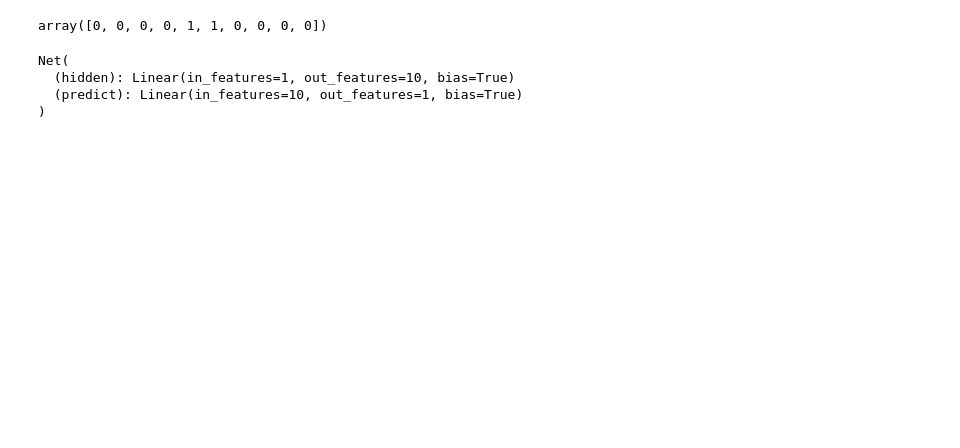
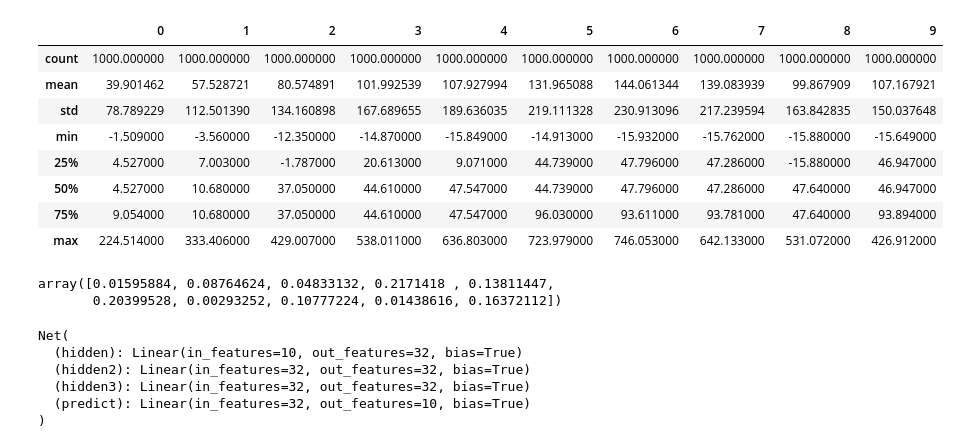
Before and after one commit to Aphoh/temp_tc, a Jupyter notebook: net_training.ipynb, the cells around one changed output. Saved outputs shown, nothing was run; the diff lists cells and outputs as text; code cells hidden in the pictures; blank space fills up the shorter version.

```diff
--- a/net_training.ipynb
+++ b/net_training.ipynb
@@ -183,25 +181,49 @@ bob = CurtailAndShiftPerson(baseline_energy_df=a)
 # %%
 output_data = []
 
-square_waves = np.array([[0,0,0,0,0,0,0,0,1,0],
-                        [0,0,0,0,0,0,0,0,1,0],
-                        [1,0,0,0,0,0,0,0,0,0],
-                        [1,0,0,0,0,0,0,0,0,0],
-                        [0,1,0,0,0,0,0,0,0,0],
-                        [0,1,0,0,0,0,0,0,0,0],
-                        [0,0,1,0,0,0,0,0,0,1],
-                        [0,0,1,0,0,0,0,0,0,1],
-                        [0,0,0,1,0,0,0,0,0,0],
-                        [0,0,0,1,0,0,0,0,0,0]])
+# square_waves = np.array([[0,0,0,0,0,0,0,0,1,0],
+#                         [0,0,0,0,0,0,0,0,1,0],
+#                         [1,0,0,0,0,0,0,0,0,0],
+#                         [1,0,0,0,0,0,0,0,0,0],
+#                         [0,1,0,0,0,0,0,0,0,0],
+#                         [0,1,0,0,0,0,0,0,0,0],
+#                         [0,0,1,0,0,0,0,0,0,1],
+#                         [0,0,1,0,0,0,0,0,0,1],
+#                         [0,0,0,1,0,0,0,0,0,0],
+#                         [0,0,0,1,0,0,0,0,0,0]])
+train_size = 1000
+square_waves = np.random.uniform(size=[train_size, 10])
+square_waves /= np.sum(square_waves, axis=-1, keepdims=True)
+val_size = 256
+validation_waves = np.random.uniform(size=[256, 10])
+validation_waves = validation_waves  / np.sum(validation_waves, axis=-1, keepdims=True)
+validation_data = []
 
-
-for day in range(square_waves.shape[1]):
-    output_data.append(bob.get_response(square_waves[:, day]))
+for day in range(square_waves.shape[0]):
+    output_data.append(bob.get_response(square_waves[day]))
+for day in range(validation_waves.shape[0]):
+    validation_data.append(bob.get_response(validation_waves[day]))
 
 output_data=np.array(output_data)
+validation_data = np.array(validation_data)
+# %%
+import pandas as pd
+pd.DataFrame(output_data).describe()
+# %% [output]
+|  | 0 | 1 | 2 | 3 | 4 | 5 | 6 | 7 | 8 | 9 |
+| count | 1000.000000 | 1000.000000 | 1000.000000 | 1000.000000 | 1000.000000 | 1000.000000 | 1000.000000 | 1000.000000 | 1000.000000 | 1000.000000 |
+| mean | 39.901462 | 57.528721 | 80.574891 | 101.992539 | 107.927994 | 131.965088 | 144.061344 | 139.083939 | 99.867909 | 107.167921 |
+| std | 78.789229 | 112.501390 | 134.160898 | 167.689655 | 189.636035 | 219.111328 | 230.913096 | 217.239594 | 163.842835 | 150.037648 |
+| min | -1.509000 | -3.560000 | -12.350000 | -14.870000 | -15.849000 | -14.913000 | -15.932000 | -15.762000 | -15.880000 | -15.649000 |
+| 25% | 4.527000 | 7.003000 | -1.787000 | 20.613000 | 9.071000 | 44.739000 | 47.796000 | 47.286000 | -15.880000 | 46.947000 |
+| 50% | 4.527000 | 10.680000 | 37.050000 | 44.610000 | 47.547000 | 44.739000 | 47.796000 | 47.286000 | 47.640000 | 46.947000 |
+| 75% | 9.054000 | 10.680000 | 37.050000 | 44.610000 | 47.547000 | 96.030000 | 93.611000 | 93.781000 | 47.640000 | 93.894000 |
+| max | 224.514000 | 333.406000 | 429.007000 | 538.011000 | 636.803000 | 723.979000 | 746.053000 | 642.133000 | 531.072000 | 426.912000 |
 # %%
 square_waves[:, 1]
+validation_waves[1]
 # %% [output]
-array([0, 0, 0, 0, 1, 1, 0, 0, 0, 0])
+array([0.01595884, 0.08764624, 0.04833132, 0.2171418 , 0.13811447,
+       0.20399528, 0.00293252, 0.10777224, 0.01438616, 0.16372112])
 # %%
 from sklearn.preprocessing import MinMaxScaler
@@ -223,11 +251,13 @@ class Net(torch.nn.Module):
         return x
 # %%
-net = Net(n_feature=10, n_hidden=10, n_output=10)     # define the network
+net = Net(n_feature=10, n_hidden=32, n_output=10)     # define the network
 print(net)  # net architecture
-optimizer = torch.optim.SGD(net.parameters(), lr=0.2)
+optimizer = torch.optim.Adam(net.parameters(), lr=0.001, weight_decay=0.001)
 loss_func = torch.nn.MSELoss()
 # %% [output]
 Net(
-  (hidden): Linear(in_features=1, out_features=10, bias=True)
-  (predict): Linear(in_features=10, out_features=1, bias=True)
+  (hidden): Linear(in_features=10, out_features=32, bias=True)
+  (hidden2): Linear(in_features=32, out_features=32, bias=True)
+  (hidden3): Linear(in_features=32, out_features=32, bias=True)
+  (predict): Linear(in_features=32, out_features=10, bias=True)
 )
```
Also changed, not shown: parts of 14 cells of this notebook, 14 other files.
